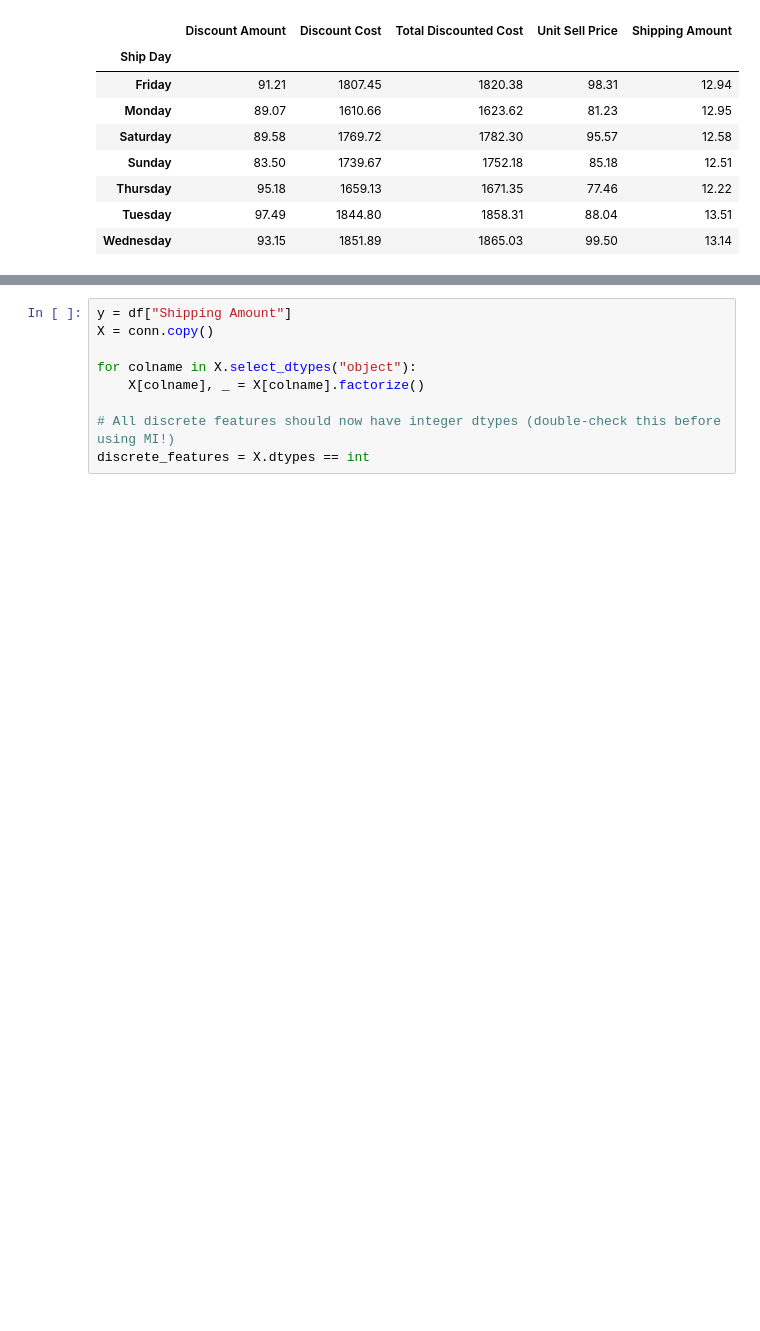
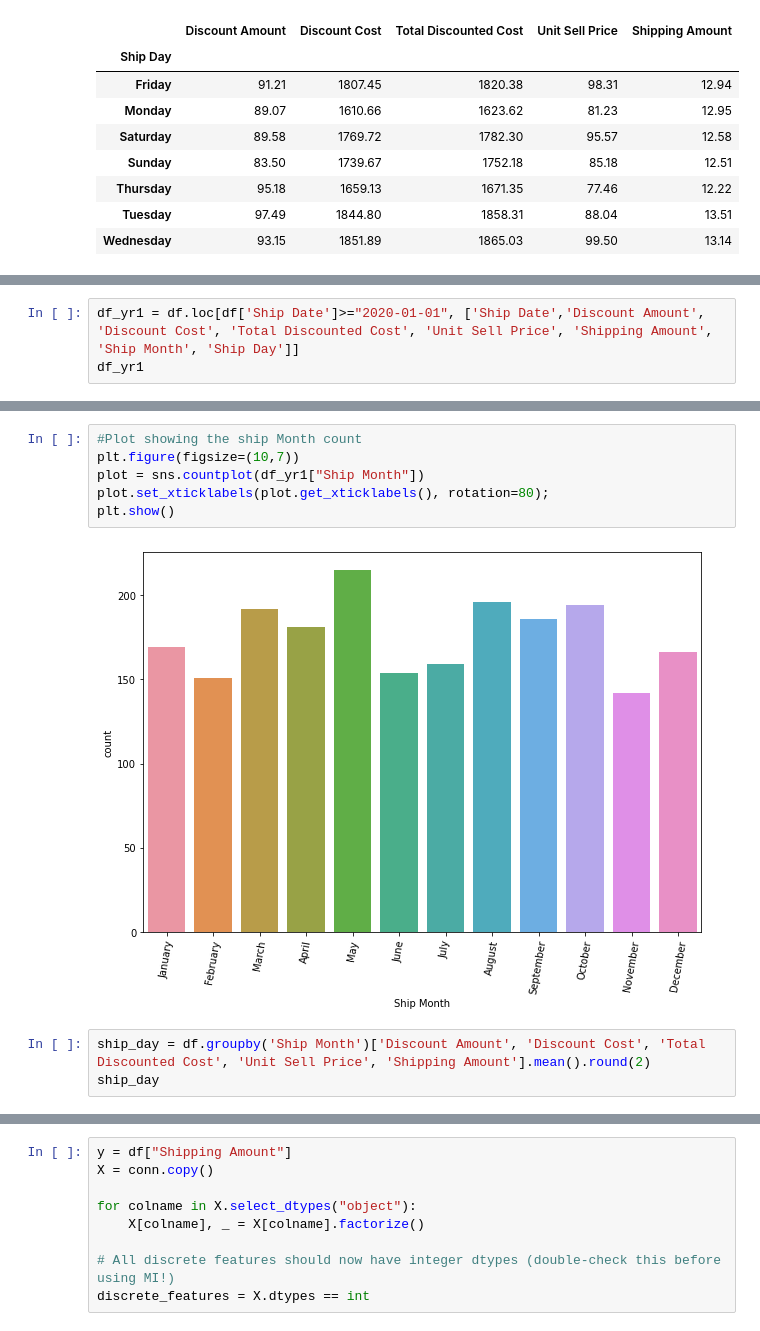
Before and after one commit to Phoenix-D11/shipping_prj, a Jupyter notebook: Sales.ipynb, the cells around one changed output, grey strips where cells are left out. Drawn from its saved outputs; the diff is of its cells as text; blank space fills up the shorter version.

```diff
--- a/Sales.ipynb
+++ b/Sales.ipynb
@@ -287,0 +306,3 @@ ship_day
+# %%
+df_yr1 = df.loc[df['Ship Date']>="2020-01-01", ['Ship Date','Discount Amount', 'Discount Cost', 'Total Discounted Cost', 'Unit Sell Price', 'Shipping Amount', 'Ship Month', 'Ship Day']]
+df_yr1
@@ -287,0 +323,11 @@ ship_day
+# %%
+#Plot showing the ship Month count
+plt.figure(figsize=(10,7))
+plot = sns.countplot(df_yr1["Ship Month"])
+plot.set_xticklabels(plot.get_xticklabels(), rotation=80);
+plt.show()
+# %% [output]
+[figure, added]
+# %%
+ship_day = df.groupby('Ship Month')['Discount Amount', 'Discount Cost', 'Total Discounted Cost', 'Unit Sell Price', 'Shipping Amount'].mean().round(2)
+ship_day
```
Also changed, not shown: parts of 36 cells of this notebook.
